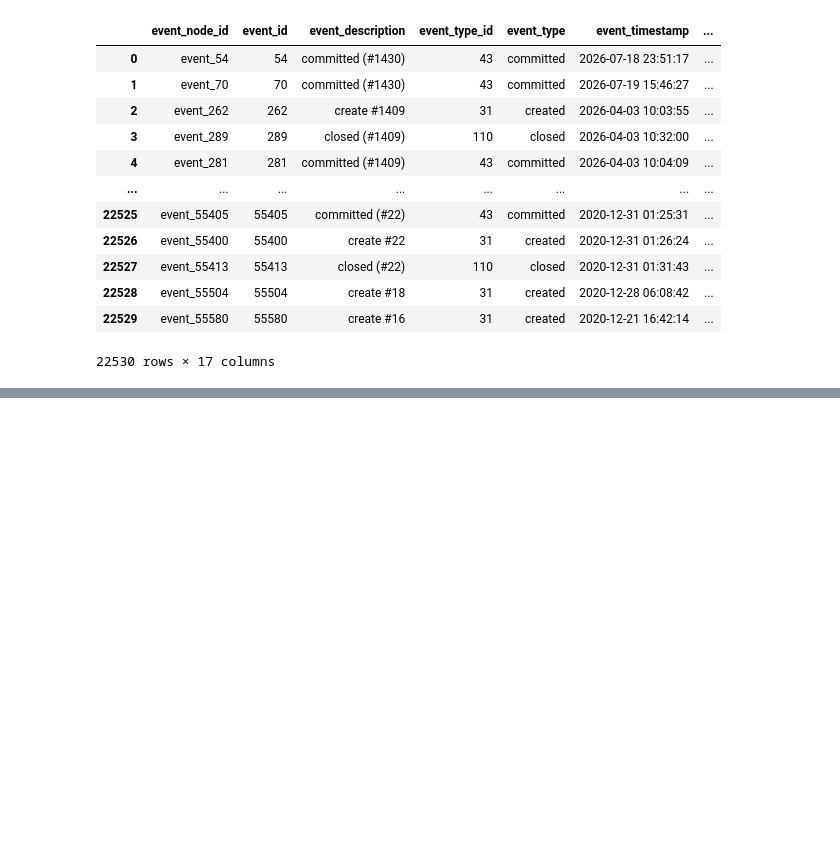
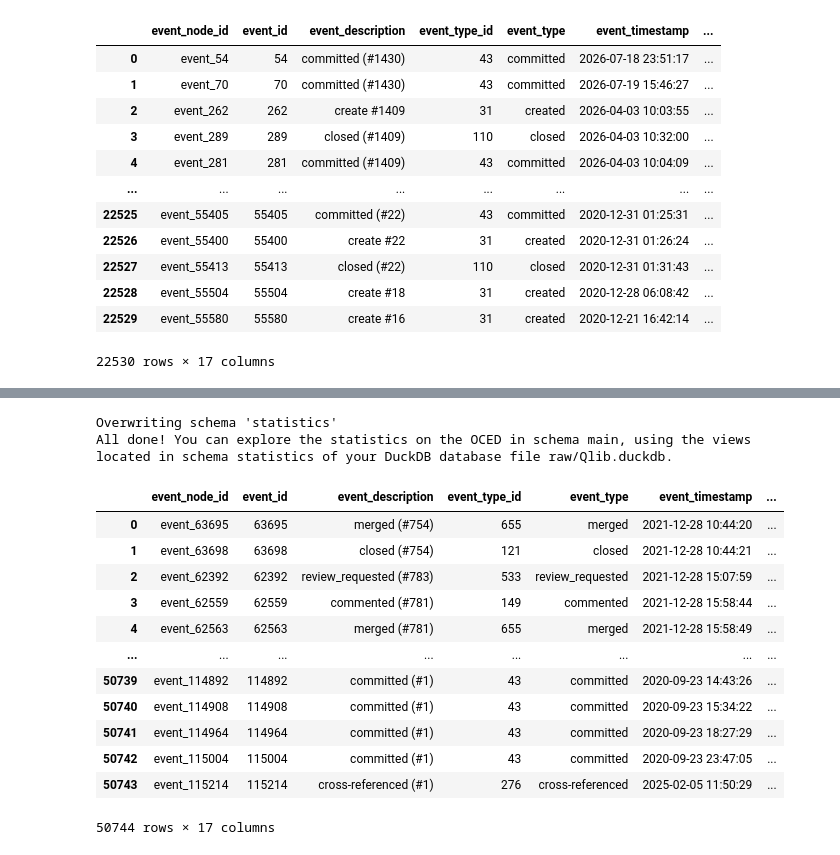
Before and after one commit to MahsaChoop/Lifecycle-Processes, a Jupyter notebook: data/data extraction.ipynb, the cells around one changed output, grey strips where cells are left out. Drawn from its saved outputs; the diff is of its cells as text; code cells hidden in the pictures; blank space fills up the shorter version.

Commit message:
adding Qlib dataset

```diff
--- a/data/data extraction.ipynb
+++ b/data/data extraction.ipynb
@@ -703,0 +709,13 @@ eventsPerobj_df
+# %%
+import duckdb
+import pandas as pd
+
+from pystackt import *
+
+from configToken import GITHUB_ACCESS_TOKEN
+
+from pathlib import Path
+import sys
+
+DUCKDB_PATH_Qlib = "raw/Qlib.duckdb"
+SQLITE_PATH_Qlib = "raw/Qlib.sqlite"
@@ -703,0 +778,11 @@ eventsPerobj_df
+# %%
+from pystackt import create_statistics_views
+
+create_statistics_views(
+    quack_db= DUCKDB_PATH_Qlib,
+    schema_in="main",
+    schema_out="statistics"
+)
+# %% [output]
+Overwriting schema 'statistics'
+All done! You can explore the statistics on the OCED in schema main, using the views located in schema statistics of your DuckDB database file raw/Qlib.duckdb.
@@ -703,0 +802,23 @@ eventsPerobj_df
+# %%
+import duckdb
+
+quack_db = DUCKDB_PATH_Qlib
+
+with duckdb.connect(quack_db, read_only=True) as con:
+    eventsPerobj_df = con.sql("SELECT * FROM graph_data_prep.graph_base_table").df()
+
+eventsPerobj_df
+# %% [output]
+|  | event_node_id | event_id | event_description | event_type_id | event_type | event_timestamp | ... |
+| 0 | event_63695 | 63695 | merged (#754) | 655 | merged | 2021-12-28 10:44:20 | ... |
+| 1 | event_63698 | 63698 | closed (#754) | 121 | closed | 2021-12-28 10:44:21 | ... |
+| 2 | event_62392 | 62392 | review_requested (#783) | 533 | review_requested | 2021-12-28 15:07:59 | ... |
+| 3 | event_62559 | 62559 | commented (#781) | 149 | commented | 2021-12-28 15:58:44 | ... |
+| 4 | event_62563 | 62563 | merged (#781) | 655 | merged | 2021-12-28 15:58:49 | ... |
+| ... | ... | ... | ... | ... | ... | ... | ... |
+| 50739 | event_114892 | 114892 | committed (#1) | 43 | committed | 2020-09-23 14:43:26 | ... |
+| 50740 | event_114908 | 114908 | committed (#1) | 43 | committed | 2020-09-23 15:34:22 | ... |
+| 50741 | event_114964 | 114964 | committed (#1) | 43 | committed | 2020-09-23 18:27:29 | ... |
+| 50742 | event_115004 | 115004 | committed (#1) | 43 | committed | 2020-09-23 23:47:05 | ... |
+| 50743 | event_115214 | 115214 | cross-referenced (#1) | 276 | cross-referenced | 2025-02-05 11:50:29 | ... |
+50744 rows × 17 columns
```
Also changed, not shown: parts of 4 cells of this notebook, 29 other files.
